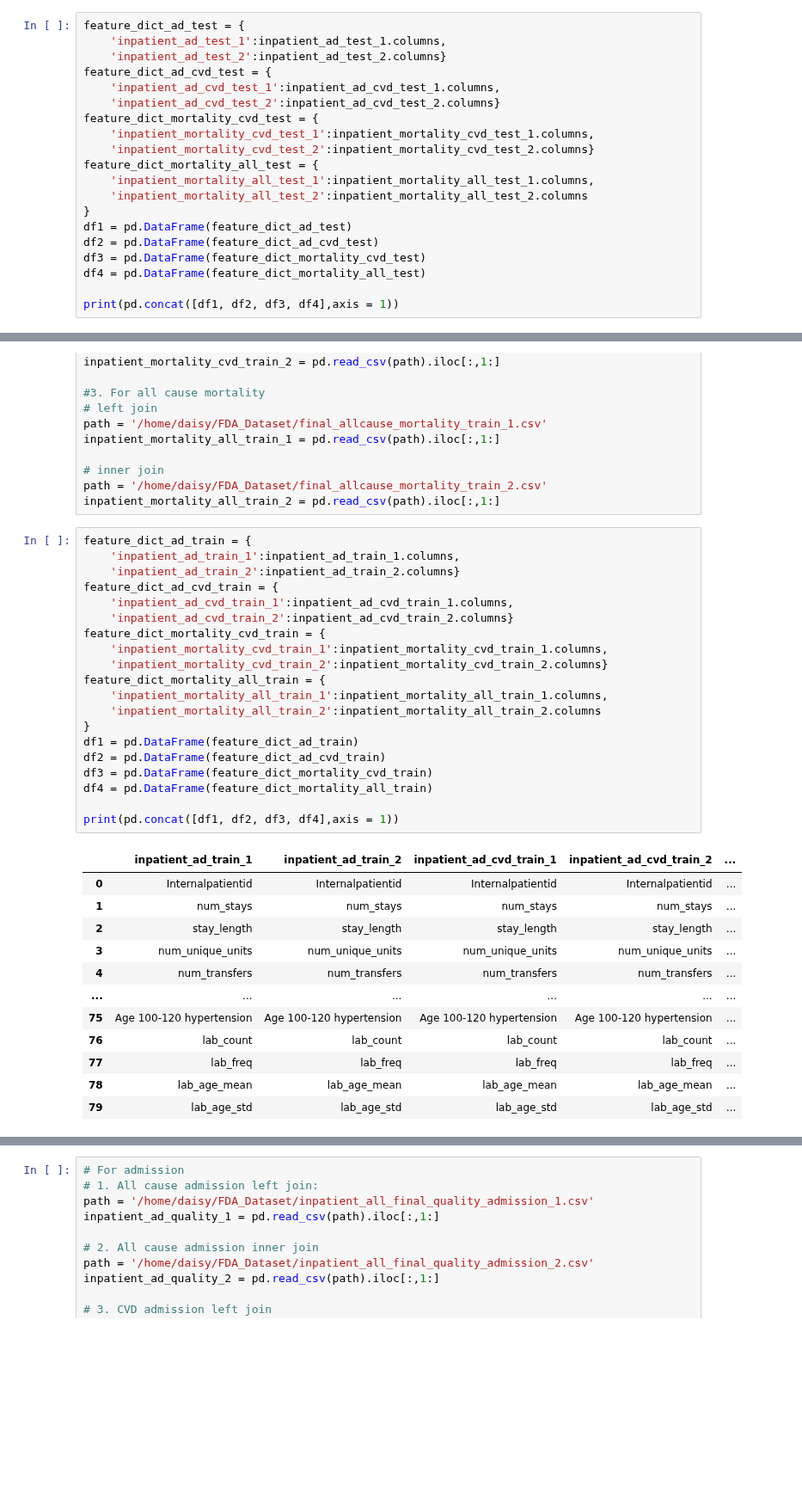
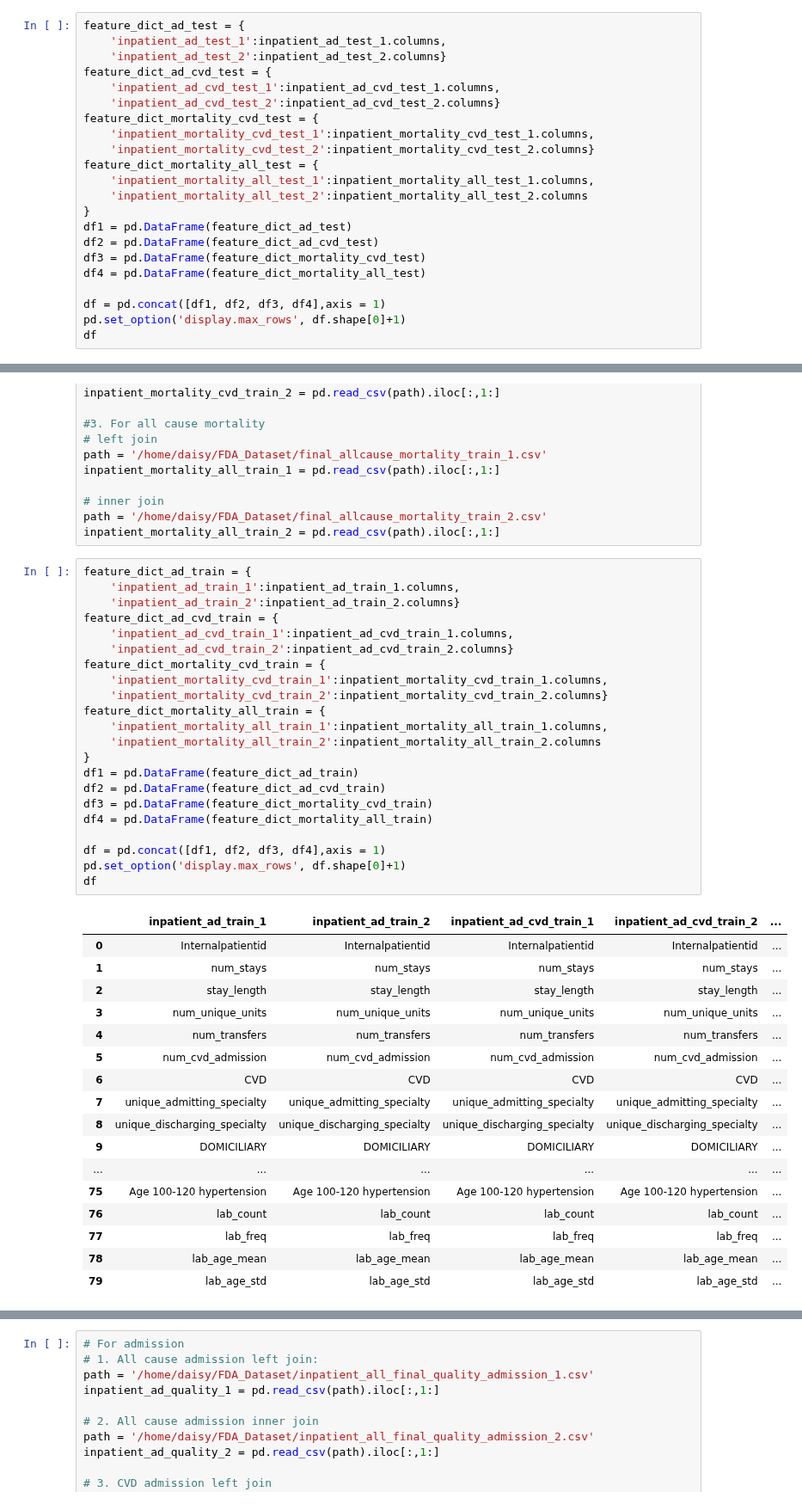
Before and after one commit to SpassMed-Projects/FDA, a Jupyter notebook: src/models/feature_names.ipynb, the cells around one changed output, grey strips where cells are left out. Shown at 86% size. Cells and saved outputs as stored; diff of their text form; blank space fills up the shorter version.

```diff
--- a/src/models/feature_names.ipynb
+++ b/src/models/feature_names.ipynb
@@ -62,5 +62,7 @@ df2 = pd.DataFrame(feature_dict_ad_cvd_test)
 df3 = pd.DataFrame(feature_dict_mortality_cvd_test)
 df4 = pd.DataFrame(feature_dict_mortality_all_test)
 
-print(pd.concat([df1, df2, df3, df4],axis = 1))
+df = pd.concat([df1, df2, df3, df4],axis = 1)
+pd.set_option('display.max_rows', df.shape[0]+1)
+df
 # %% [output]
@@ -119,30 +121,37 @@ inpatient_mortality_all_train_2 = pd.read_csv(path).iloc[:,1:]
 # %%
 feature_dict_ad_train = {
     'inpatient_ad_train_1':inpatient_ad_train_1.columns,
     'inpatient_ad_train_2':inpatient_ad_train_2.columns}
 feature_dict_ad_cvd_train = {
     'inpatient_ad_cvd_train_1':inpatient_ad_cvd_train_1.columns,
     'inpatient_ad_cvd_train_2':inpatient_ad_cvd_train_2.columns}
 feature_dict_mortality_cvd_train = {
     'inpatient_mortality_cvd_train_1':inpatient_mortality_cvd_train_1.columns,
     'inpatient_mortality_cvd_train_2':inpatient_mortality_cvd_train_2.columns}
 feature_dict_mortality_all_train = {
     'inpatient_mortality_all_train_1':inpatient_mortality_all_train_1.columns,
     'inpatient_mortality_all_train_2':inpatient_mortality_all_train_2.columns
 }
 df1 = pd.DataFrame(feature_dict_ad_train)
 df2 = pd.DataFrame(feature_dict_ad_cvd_train)
 df3 = pd.DataFrame(feature_dict_mortality_cvd_train)
 df4 = pd.DataFrame(feature_dict_mortality_all_train)
 
-print(pd.concat([df1, df2, df3, df4],axis = 1))
+df = pd.concat([df1, df2, df3, df4],axis = 1)
+pd.set_option('display.max_rows', df.shape[0]+1)
+df
 # %% [output]
 |  | inpatient_ad_train_1 | inpatient_ad_train_2 | inpatient_ad_cvd_train_1 | inpatient_ad_cvd_train_2 | ... |
 | 0 | Internalpatientid | Internalpatientid | Internalpatientid | Internalpatientid | ... |
 | 1 | num_stays | num_stays | num_stays | num_stays | ... |
 | 2 | stay_length | stay_length | stay_length | stay_length | ... |
 | 3 | num_unique_units | num_unique_units | num_unique_units | num_unique_units | ... |
 | 4 | num_transfers | num_transfers | num_transfers | num_transfers | ... |
+| 5 | num_cvd_admission | num_cvd_admission | num_cvd_admission | num_cvd_admission | ... |
+| 6 | CVD | CVD | CVD | CVD | ... |
+| 7 | unique_admitting_specialty | unique_admitting_specialty | unique_admitting_specialty | unique_admitting_specialty | ... |
+| 8 | unique_discharging_specialty | unique_discharging_specialty | unique_discharging_specialty | unique_discharging_specialty | ... |
+| 9 | DOMICILIARY | DOMICILIARY | DOMICILIARY | DOMICILIARY | ... |
 | ... | ... | ... | ... | ... | ... |
 | 75 | Age 100-120 hypertension | Age 100-120 hypertension | Age 100-120 hypertension | Age 100-120 hypertension | ... |
 | 76 | lab_count | lab_count | lab_count | lab_count | ... |
```
Also changed, not shown: parts of 3 cells of this notebook.
